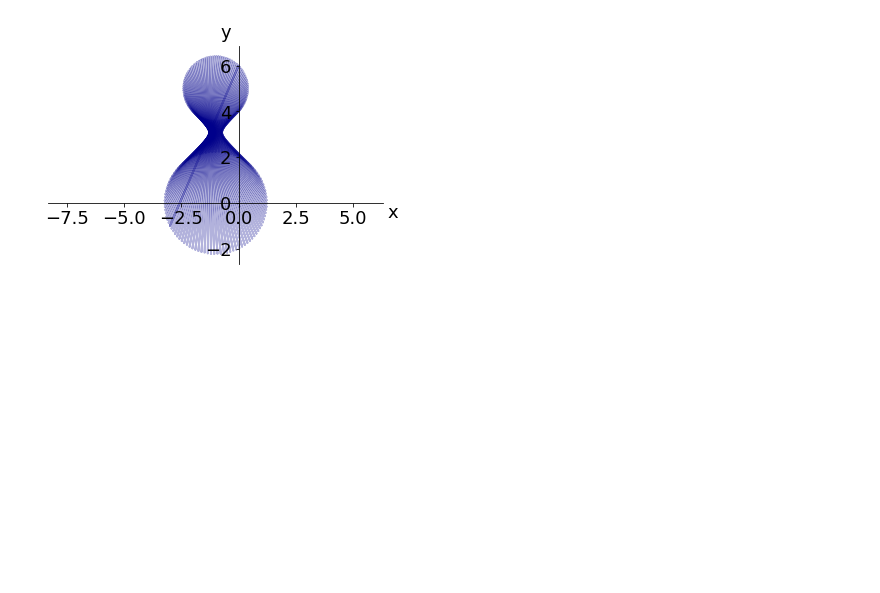
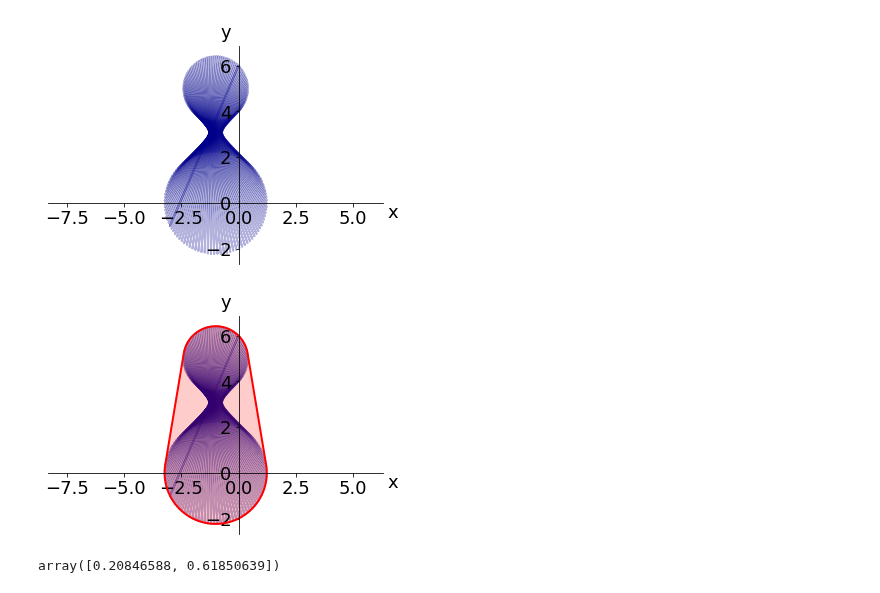
Before and after one commit to sarahm317/num_range, a Jupyter notebook: Testing.ipynb, the cells around one changed output. Cells and saved outputs as stored; diff of their text form; code cells hidden in the pictures; blank space fills up the shorter version.

Commit message:
Enabled convex hull plotting.

```diff
--- a/Testing.ipynb
+++ b/Testing.ipynb
@@ -55,0 +60,4 @@ plotEllipses(els)
+# %%
+plotAll(A0Mat,A1Mat)
+# %% [output]
+[figure, added]
@@ -55,0 +74,4 @@ plotEllipses(els)
+# %%
+np.random.rand(30, 2)[0]
+# %% [output]
+array([0.20846588, 0.61850639])
```
Also changed, not shown: parts of 7 cells of this notebook, 2 other files.
